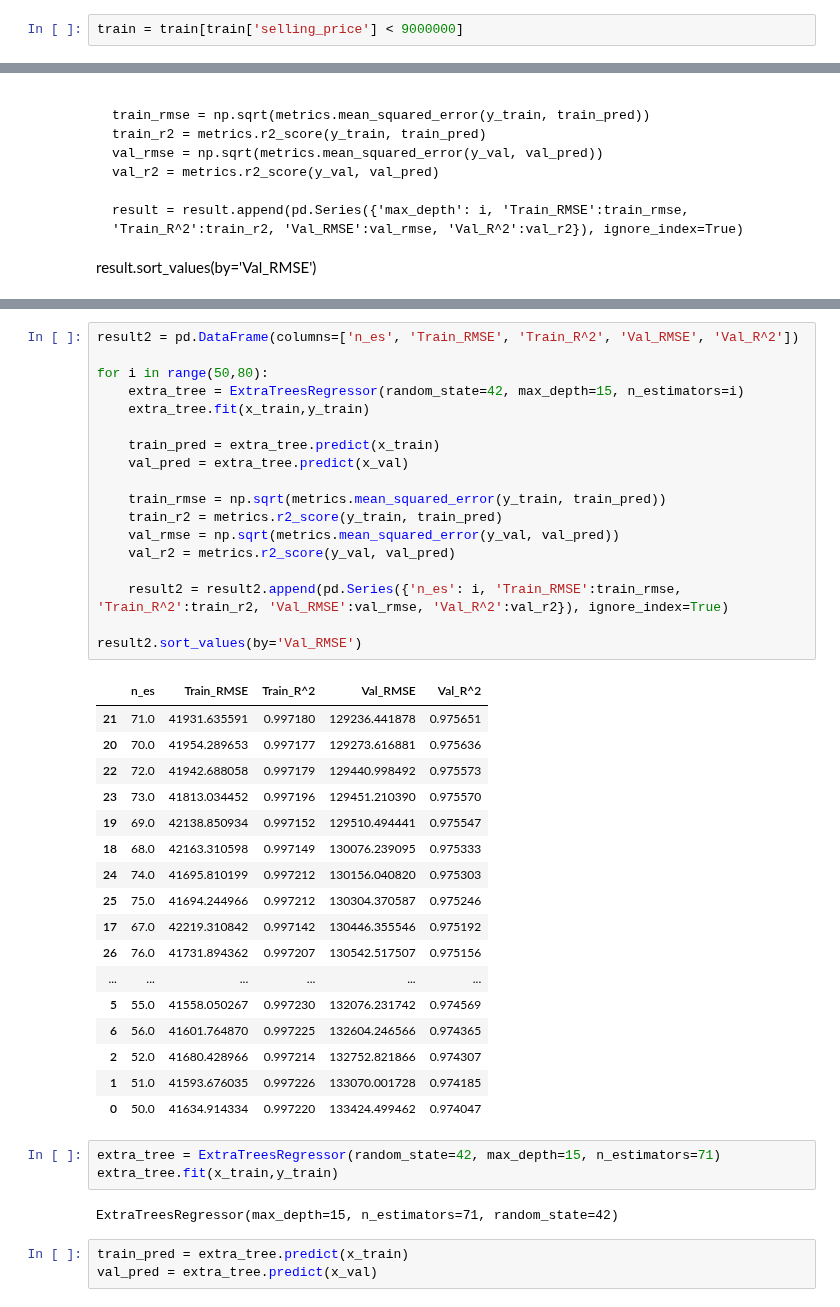
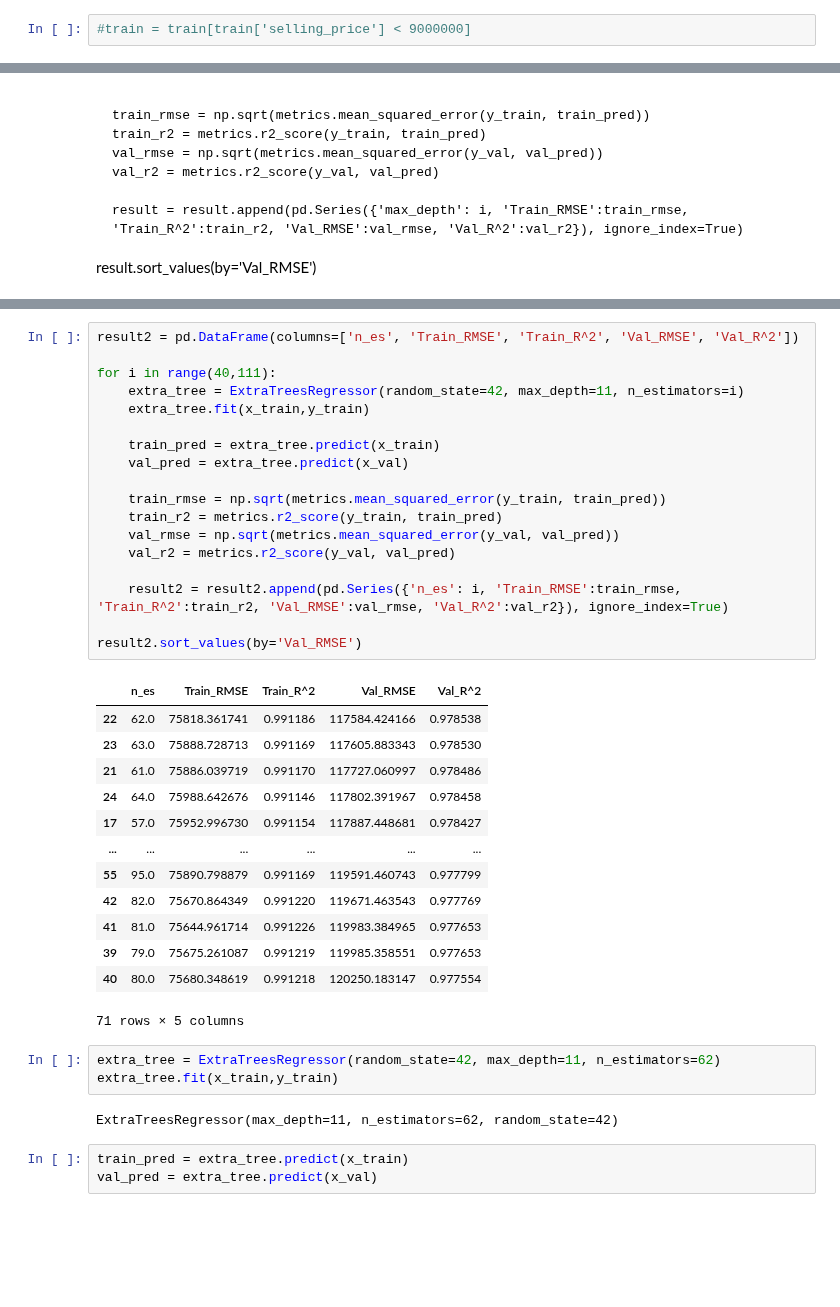
Before and after one commit to khoa2181/DataPreparation, a Jupyter notebook: Tran Minh Khoa_Final Data Preparation.ipynb, the cells around one changed output, grey strips where cells are left out. Saved outputs shown, nothing was run; the diff lists cells and outputs as text; blank space fills up the shorter version.

```diff
--- a/Tran Minh Khoa_Final Data Preparation.ipynb
+++ b/Tran Minh Khoa_Final Data Preparation.ipynb
@@ -76,7 +76,7 @@ dtype: object
 [figure]
 [figure]
 # %%
-train = train[train['selling_price'] < 9000000]
+#train = train[train['selling_price'] < 9000000]
 # %%
 #train = pd.concat([train, pd.get_dummies(train.brand, drop_first=True)], axis=1)
 train = pd.concat([train, pd.get_dummies(train.fuel, drop_first=True)], axis=1)
@@ -297,44 +297,40 @@ result1.sort_values(by='Val_RMSE')
 # %%
 result2 = pd.DataFrame(columns=['n_es', 'Train_RMSE', 'Train_R^2', 'Val_RMSE', 'Val_R^2'])
 
-for i in range(50,80):
-    extra_tree = ExtraTreesRegressor(random_state=42, max_depth=15, n_estimators=i)
+for i in range(40,111):
+    extra_tree = ExtraTreesRegressor(random_state=42, max_depth=11, n_estimators=i)
     extra_tree.fit(x_train,y_train)
 
     train_pred = extra_tree.predict(x_train)
     val_pred = extra_tree.predict(x_val)
 
     train_rmse = np.sqrt(metrics.mean_squared_error(y_train, train_pred))
     train_r2 = metrics.r2_score(y_train, train_pred)
     val_rmse = np.sqrt(metrics.mean_squared_error(y_val, val_pred))
     val_r2 = metrics.r2_score(y_val, val_pred)
 
     result2 = result2.append(pd.Series({'n_es': i, 'Train_RMSE':train_rmse, 'Train_R^2':train_r2, 'Val_RMSE':val_rmse, 'Val_R^2':val_r2}), ignore_index=True)
 
 result2.sort_values(by='Val_RMSE')
 # %% [output]
 |  | n_es | Train_RMSE | Train_R^2 | Val_RMSE | Val_R^2 |
-| 21 | 71.0 | 41931.635591 | 0.997180 | 129236.441878 | 0.975651 |
-| 20 | 70.0 | 41954.289653 | 0.997177 | 129273.616881 | 0.975636 |
-| 22 | 72.0 | 41942.688058 | 0.997179 | 129440.998492 | 0.975573 |
-| 23 | 73.0 | 41813.034452 | 0.997196 | 129451.210390 | 0.975570 |
-| 19 | 69.0 | 42138.850934 | 0.997152 | 129510.494441 | 0.975547 |
-| 18 | 68.0 | 42163.310598 | 0.997149 | 130076.239095 | 0.975333 |
-| 24 | 74.0 | 41695.810199 | 0.997212 | 130156.040820 | 0.975303 |
-| 25 | 75.0 | 41694.244966 | 0.997212 | 130304.370587 | 0.975246 |
-| 17 | 67.0 | 42219.310842 | 0.997142 | 130446.355546 | 0.975192 |
-| 26 | 76.0 | 41731.894362 | 0.997207 | 130542.517507 | 0.975156 |
+| 22 | 62.0 | 75818.361741 | 0.991186 | 117584.424166 | 0.978538 |
+| 23 | 63.0 | 75888.728713 | 0.991169 | 117605.883343 | 0.978530 |
+| 21 | 61.0 | 75886.039719 | 0.991170 | 117727.060997 | 0.978486 |
+| 24 | 64.0 | 75988.642676 | 0.991146 | 117802.391967 | 0.978458 |
+| 17 | 57.0 | 75952.996730 | 0.991154 | 117887.448681 | 0.978427 |
 | ... | ... | ... | ... | ... | ... |
-| 5 | 55.0 | 41558.050267 | 0.997230 | 132076.231742 | 0.974569 |
-| 6 | 56.0 | 41601.764870 | 0.997225 | 132604.246566 | 0.974365 |
-| 2 | 52.0 | 41680.428966 | 0.997214 | 132752.821866 | 0.974307 |
-| 1 | 51.0 | 41593.676035 | 0.997226 | 133070.001728 | 0.974185 |
-| 0 | 50.0 | 41634.914334 | 0.997220 | 133424.499462 | 0.974047 |
+| 55 | 95.0 | 75890.798879 | 0.991169 | 119591.460743 | 0.977799 |
+| 42 | 82.0 | 75670.864349 | 0.991220 | 119671.463543 | 0.977769 |
+| 41 | 81.0 | 75644.961714 | 0.991226 | 119983.384965 | 0.977653 |
+| 39 | 79.0 | 75675.261087 | 0.991219 | 119985.358551 | 0.977653 |
+| 40 | 80.0 | 75680.348619 | 0.991218 | 120250.183147 | 0.977554 |
+71 rows × 5 columns
 # %%
-extra_tree = ExtraTreesRegressor(random_state=42, max_depth=15, n_estimators=71)
+extra_tree = ExtraTreesRegressor(random_state=42, max_depth=11, n_estimators=62)
 extra_tree.fit(x_train,y_train)
 # %% [output]
-ExtraTreesRegressor(max_depth=15, n_estimators=71, random_state=42)
+ExtraTreesRegressor(max_depth=11, n_estimators=62, random_state=42)
 # %%
 train_pred = extra_tree.predict(x_train)
 val_pred = extra_tree.predict(x_val)
```
Also changed, not shown: parts of 9 cells of this notebook.
